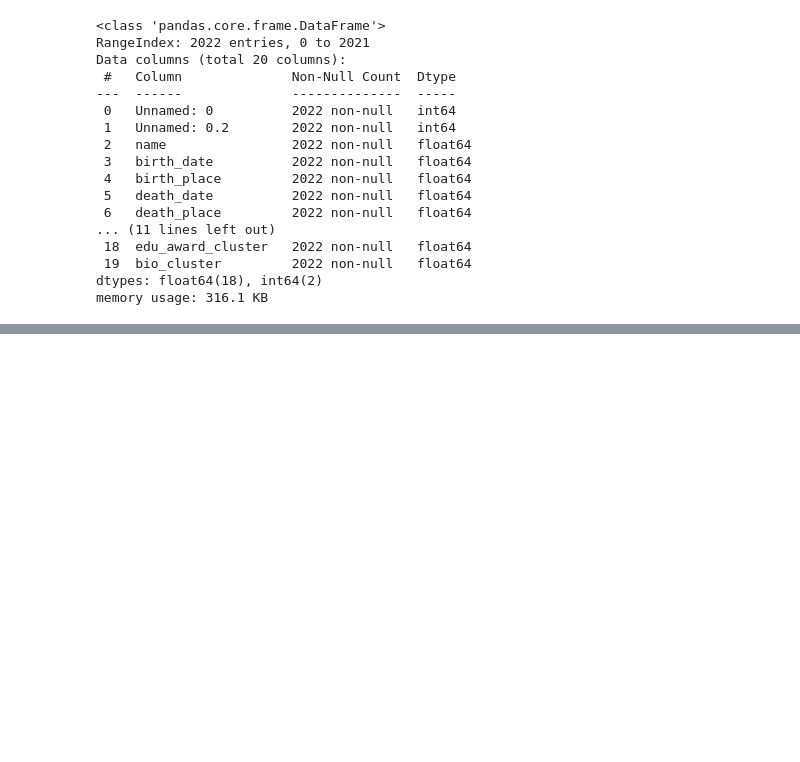
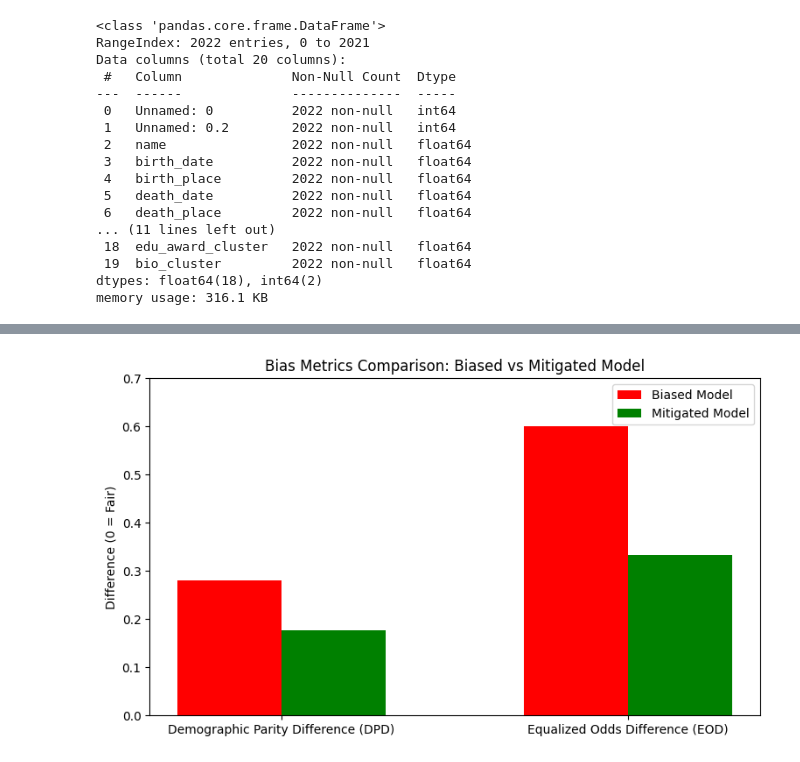
Before and after one commit to rasulbekdeveloper907/LifeSpan_Peoples, a Jupyter notebook: Notebooks/fairness_bias.ipynb, the cells around one changed output, grey strips where cells are left out. Cells and saved outputs as stored; diff of their text form; code cells hidden in the pictures; blank space fills up the shorter version.

```diff
--- a/Notebooks/fairness_bias.ipynb
+++ b/Notebooks/fairness_bias.ipynb
@@ -243,0 +181,30 @@ Equalized Odds: 0.301
+# %%
+import matplotlib.pyplot as plt
+
+# Metrics
+metrics = ['Demographic Parity Difference (DPD)', 'Equalized Odds Difference (EOD)']
+
+# Biased model qiymatlari
+biased_values = [0.2802197802197802, 0.6]
+
+# Mitigated model qiymatlari
+mitigated_values = [0.17647058823529413, 0.3333333333333333]
+
+# Bar chart tayyorlash
+x = range(len(metrics))
+plt.figure(figsize=(9,5))
+
+plt.bar([i-0.15 for i in x], biased_values, width=0.3, color='red', label='Biased Model')
+plt.bar([i+0.15 for i in x], mitigated_values, width=0.3, color='green', label='Mitigated Model')
+
+# Labels va title
+plt.xticks(x, metrics)
+plt.ylabel("Difference (0 = Fair)")
+plt.title("Bias Metrics Comparison: Biased vs Mitigated Model")
+plt.legend()
+plt.ylim(0, max(max(biased_values), max(mitigated_values)) + 0.1)
+
+# Show plot
+plt.show()
+# %% [output]
+[figure, added]
```
Also changed, not shown: parts of 40 cells of this notebook.
